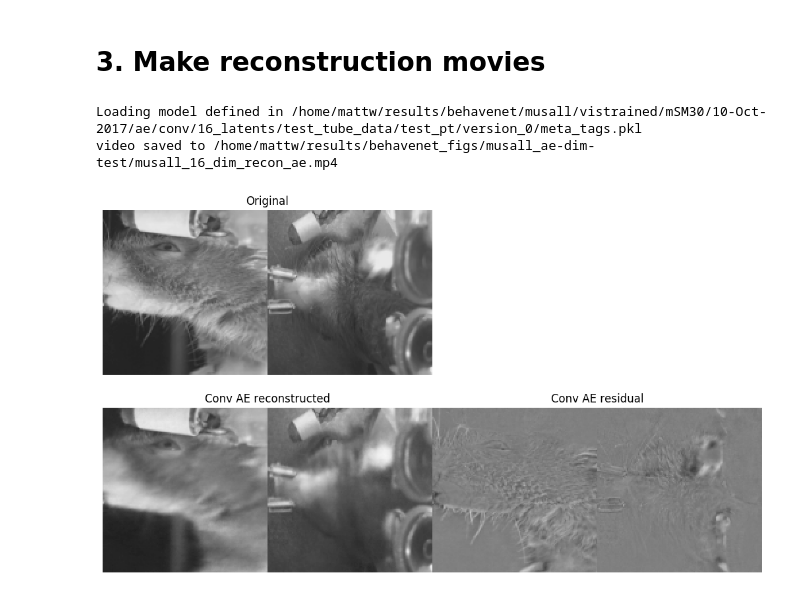
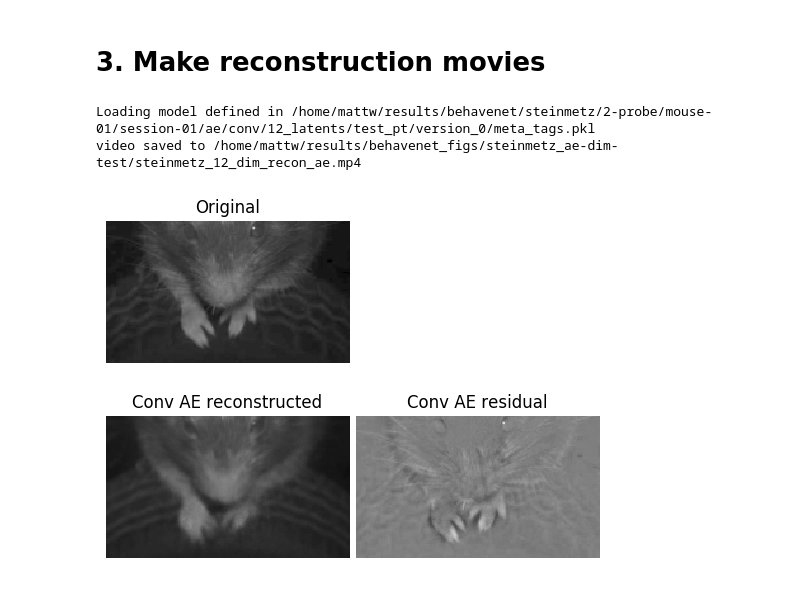
Before and after one commit to themattinthehatt/behavenet, a Jupyter notebook: behavenet/analyses/notebooks/ae_analysis_notebook.ipynb, the cells around one changed output. Cells and saved outputs as stored; diff of their text form; code cells hidden in the pictures.

Commit message:
removing test_tube_data directory level

```diff
--- a/behavenet/analyses/notebooks/ae_analysis_notebook.ipynb
+++ b/behavenet/analyses/notebooks/ae_analysis_notebook.ipynb
@@ -5,12 +5,12 @@ import seaborn as sns
 import numpy as np
 import matplotlib
 import matplotlib.pyplot as plt
-from behavenet.fitting.utils import get_output_dirs
+from behavenet.fitting.utils import get_expt_dir
 from behavenet.fitting.utils import get_output_session_dir
 from behavenet.fitting.utils import get_best_model_version
 from behavenet.fitting.utils import get_lab_example
 
-results_dir = '/home/mattw/results/behavenet_figs/musall_ae-dim-test'
+results_dir = '/home/mattw/results/behavenet_figs/steinmetz_ae-dim-test'
 save_outputs = True
 # %% [markdown]
 # 1. Plot train/val losses as a function of epochs
@@ -36,7 +36,7 @@ for lab in labs:
     for model_type in model_types:
         hparams['model_type'] = model_type
         hparams['session_dir'], _ = get_output_session_dir(hparams)
-        _, expt_dir = get_output_dirs(hparams)
+        expt_dir = get_expt_dir(hparams)
         model_version = get_best_model_version(expt_dir)
         metric_file = os.path.join(expt_dir, model_version[0], 'metrics.csv')
         metrics = pd.read_csv(metric_file)
@@ -163,7 +163,7 @@ for lab in labs:
         hparams['model_type'] = model_type
         for n_ae_latents in n_latents:
             hparams['n_ae_latents'] = n_ae_latents
-            _, _, expt_dir = get_output_dirs(hparams)
+            expt_dir = get_expt_dir(hparams)
             model_version = get_best_model_version(expt_dir)
             metric_file = os.path.join(expt_dir, model_version[0], 'metrics.csv')
             metrics = pd.read_csv(metric_file)
@@ -214,7 +214,7 @@ for i, ax in enumerate(splt.axes):
 # 3. Make reconstruction movies
 # %%
 from behavenet.analyses.ae_utils import make_ae_reconstruction_movie
-from behavenet.fitting.utils import get_lab_example, get_output_session_dir, get_output_dirs
+from behavenet.fitting.utils import get_lab_example, get_output_session_dir, get_expt_dir
 from behavenet.data.utils import get_data_generator_inputs
 from behavenet.data.data_generator import ConcatSessionsGenerator
 
@@ -229,36 +229,36 @@ hparams = {
     'model_class': 'ae',
     'model_type': 'conv'}
 
-labs = ['musall'] #, 'steinmetz-face', 'musall', 'datta']
+labs = ['steinmetz'] #, 'steinmetz-face', 'musall', 'datta']
 
 for lab in labs:
     get_lab_example(hparams, lab)
     if lab == 'steinmetz':
         hparams['n_ae_latents'] = 12
-        hparams['expt'] = '8-probe'
+        hparams['expt'] = '2-probe'
         hparams['animal'] = 'mouse-01'
         hparams['session'] = 'session-01'
     elif lab == 'musall':
         hparams['n_ae_latents'] = 16
     hparams['frame_rate'] = 15
 
     hparams['session_dir'], sess_ids = get_output_session_dir(hparams)
-    hparams['results_dir'], hparams['expt_dir'] = get_output_dirs(hparams)
+    hparams['expt_dir'] = get_expt_dir(hparams)
     hparams, signals, transforms, paths = get_data_generator_inputs(hparams, sess_ids)
     data_generator = ConcatSessionsGenerator(
         hparams['data_dir'], sess_ids,
         signals_list=signals, transforms_list=transforms, paths_list=paths,
         device='cpu', as_numpy=False, batch_load=True, rng_seed=0)
 
     trial = data_generator.datasets[0].batch_indxs['test'][0]  # 4 good for all lab ex
 
     save_file = os.path.join(
         results_dir, str('%s_%02i_dim_recon_ae' % (lab, hparams['n_ae_latents'])))
 
     make_ae_reconstruction_movie(
         hparams, version=version, save_file=save_file, include_linear=include_linear,
         trial=trial)
 # %% [output]
-Loading model defined in /home/mattw/results/behavenet/musall/vistrained/mSM30/10-Oct-2017/ae/conv/16_latents/test_tube_data/test_pt/version_0/meta_tags.pkl
-video saved to /home/mattw/results/behavenet_figs/musall_ae-dim-test/musall_16_dim_recon_ae.mp4
+Loading model defined in /home/mattw/results/behavenet/steinmetz/2-probe/mouse-01/session-01/ae/conv/12_latents/test_pt/version_0/meta_tags.pkl
+video saved to /home/mattw/results/behavenet_figs/steinmetz_ae-dim-test/steinmetz_12_dim_recon_ae.mp4
-[figure, old version]
+[figure, new version]
```
Also changed, not shown: 14 other files.
